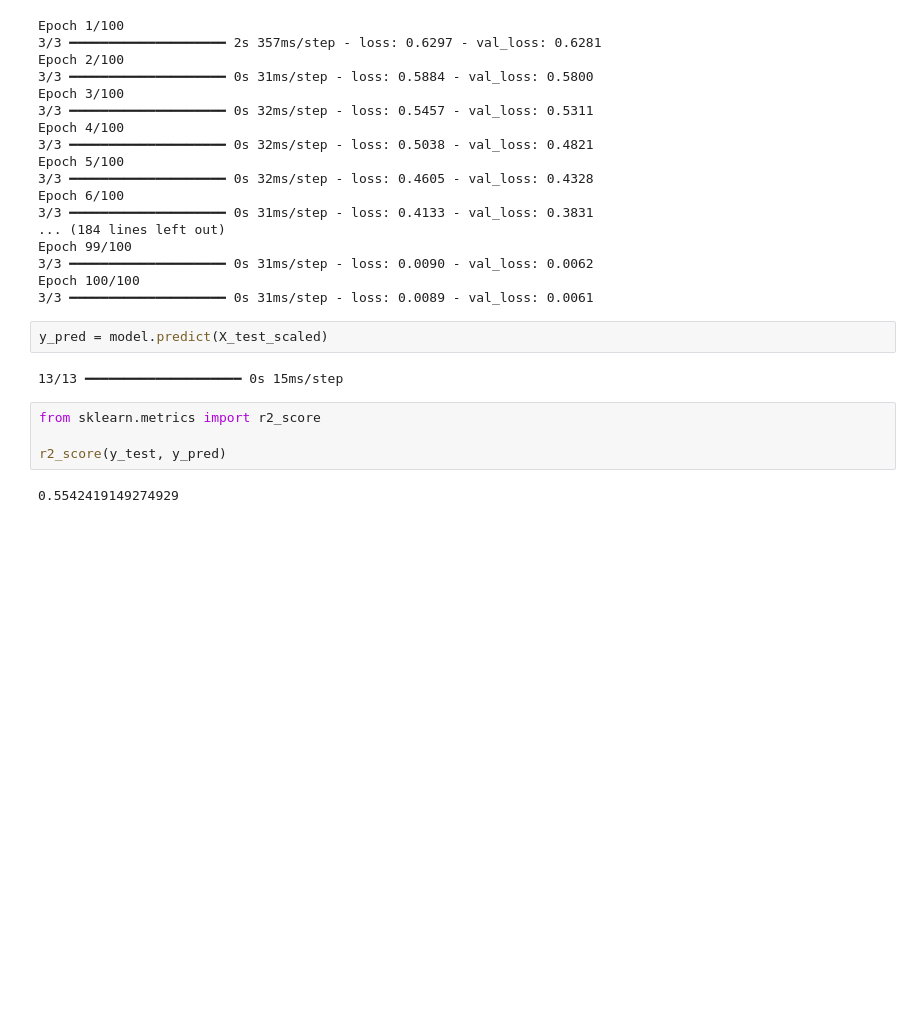
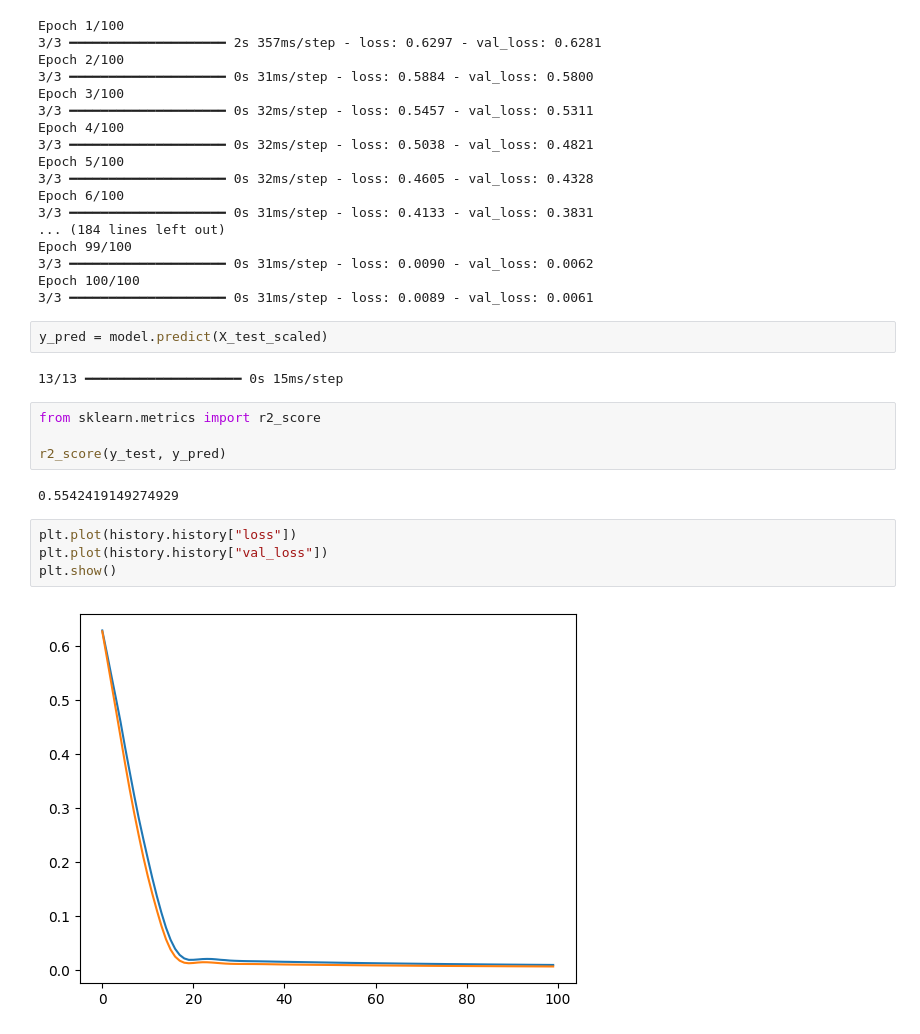
Before and after one commit to mullarohan/projects_ml_dl, a Jupyter notebook: gre_admission_pred.ipynb, the cells around one changed output. Drawn from its saved outputs; the diff is of its cells as text; blank space fills up the shorter version.

Commit message:
Added Plotting

```diff
--- a/gre_admission_pred.ipynb
+++ b/gre_admission_pred.ipynb
@@ -176,3 +176,9 @@ from sklearn.metrics import r2_score
 r2_score(y_test, y_pred)
 # %% [output]
 0.5542419149274929
+# %%
+plt.plot(history.history["loss"])
+plt.plot(history.history["val_loss"])
+plt.show()
+# %% [output]
+[figure, added]
```
